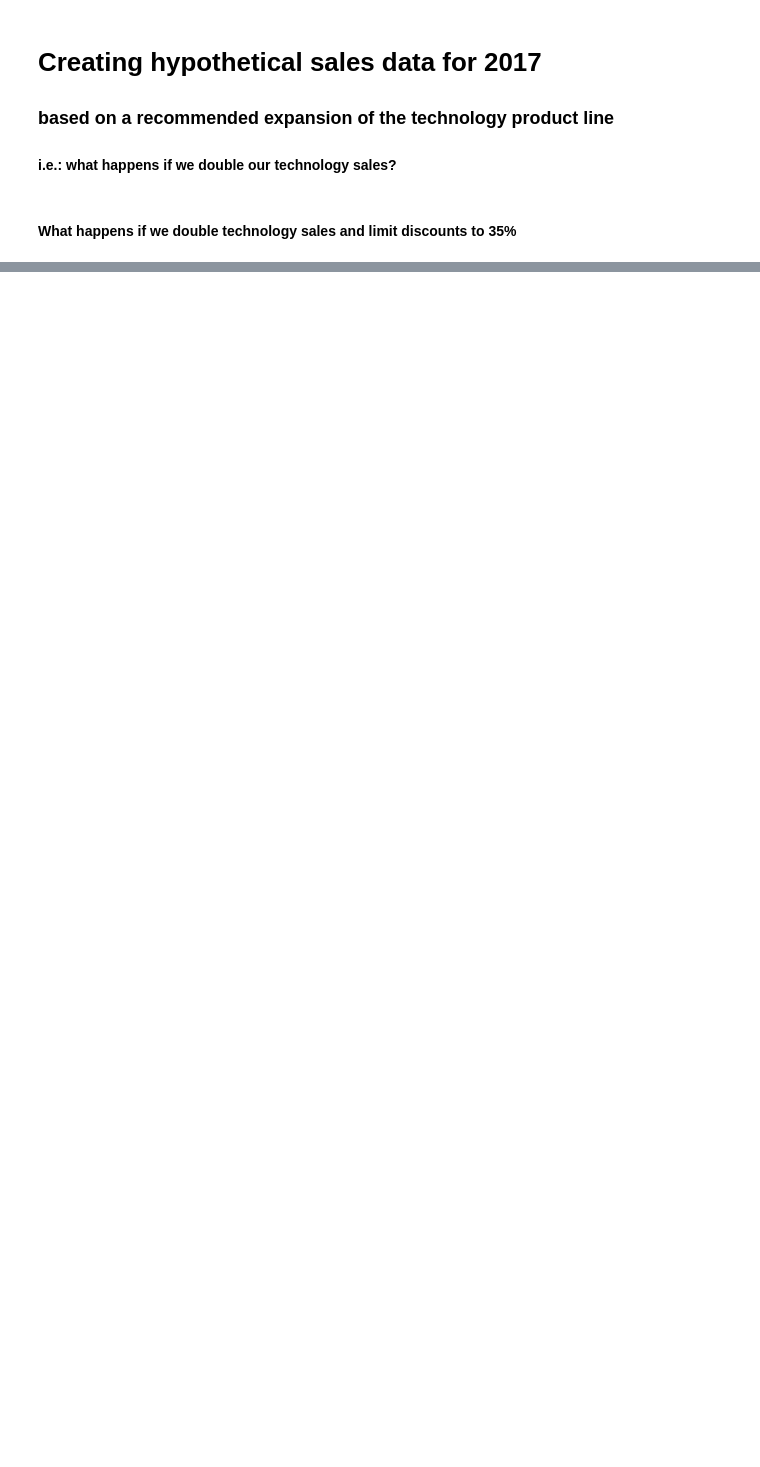
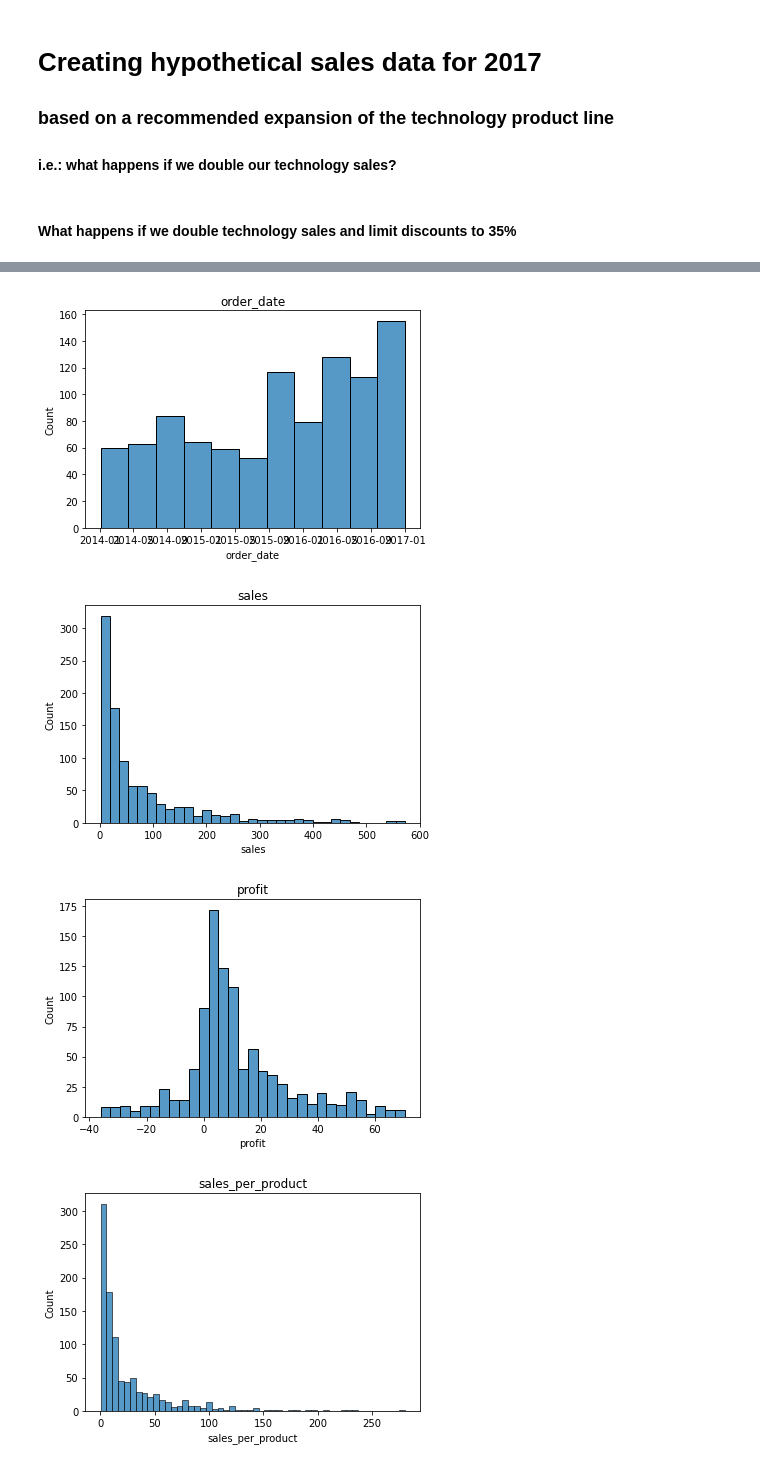
Before and after one commit to soap-dispersed/time-series-project, a Jupyter notebook: ben.ipynb, the cells around one changed output, grey strips where cells are left out. Drawn from its saved outputs; the diff is of its cells as text; code cells hidden in the pictures; blank space fills up the shorter version.

```diff
--- a/ben.ipynb
+++ b/ben.ipynb
@@ -185,0 +203,12 @@ plt.show()
+# %%
+cols = ['order_date', 'sales', 'profit', 'sales_per_product', 'profit_per_product',]
+
+for col in cols:
+    sns.histplot(train[col])
+    plt.title(col)
+    plt.show()
+# %% [output]
+[figure, added]
+[figure, added]
+[figure, added]
+[figure, added]
```
Also changed, not shown: parts of 42 cells of this notebook.
